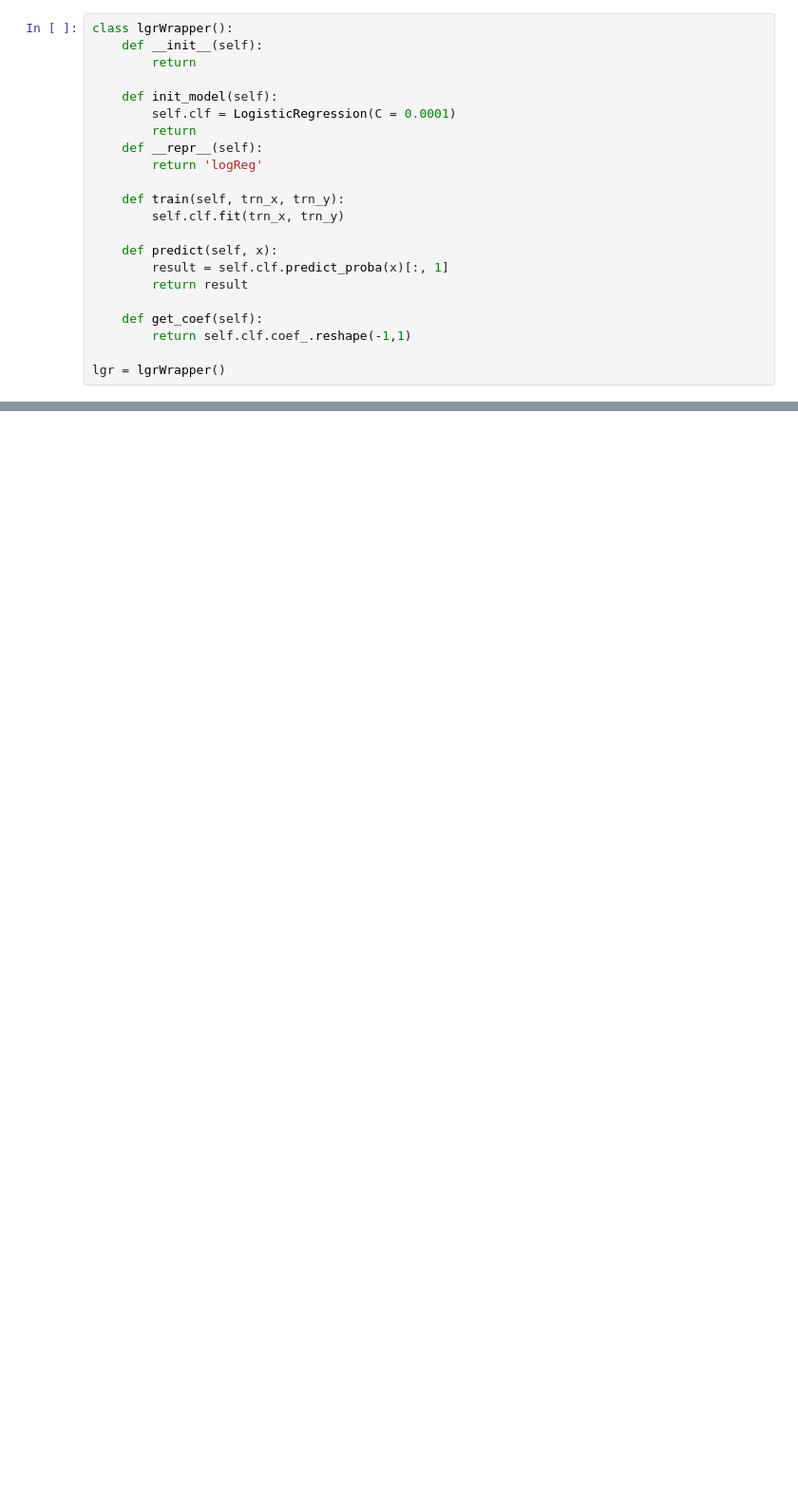
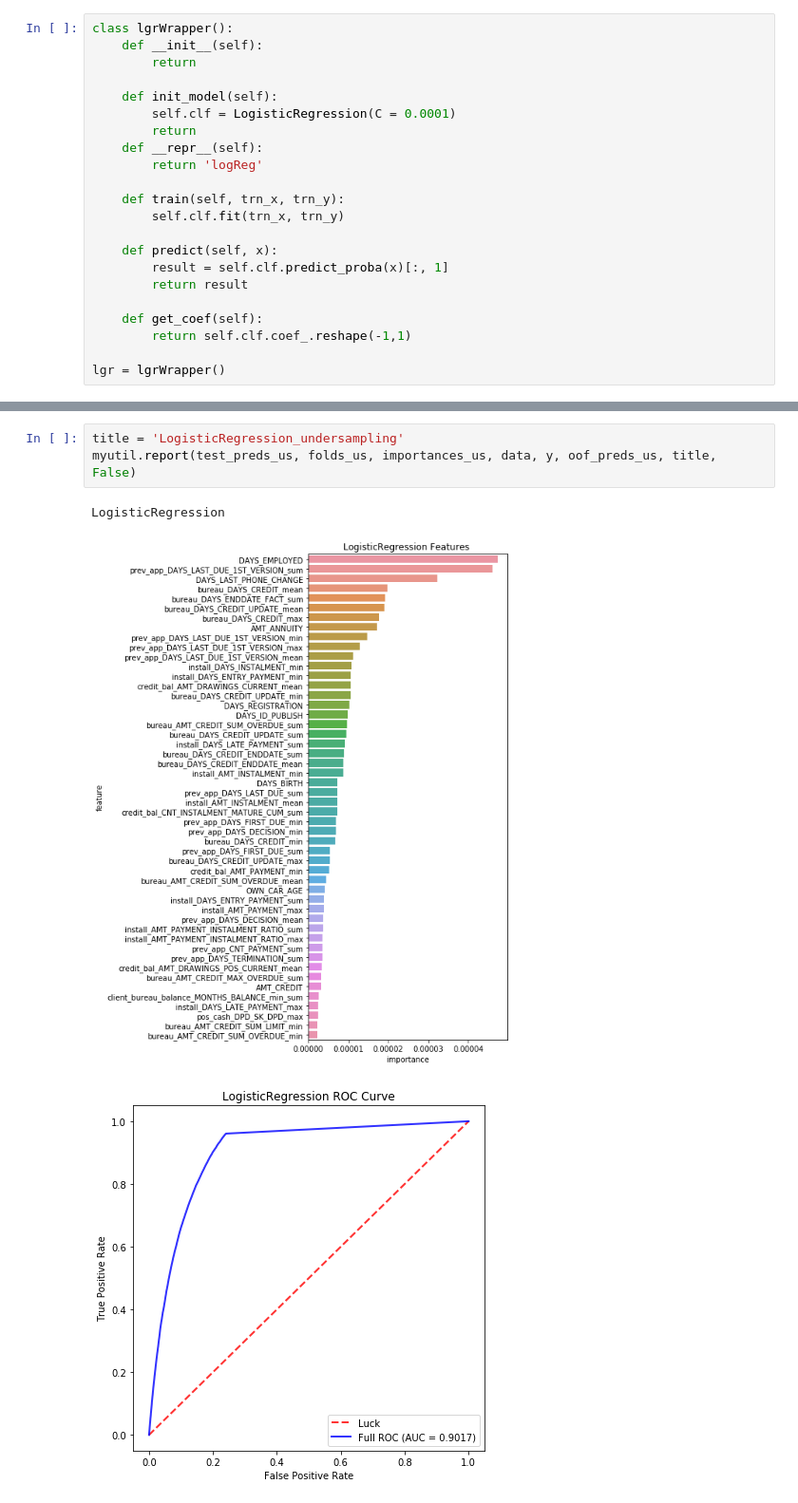
Before and after one commit to kaholau/home-credit-default-risk, a Jupyter notebook: app/code/LogisticRegression.ipynb, the cells around one changed output, grey strips where cells are left out. Shown at 95% size. Saved outputs shown, nothing was run; the diff lists cells and outputs as text; blank space fills up the shorter version.

```diff
--- a/app/code/LogisticRegression.ipynb
+++ b/app/code/LogisticRegression.ipynb
@@ -74,0 +72,7 @@ Index(['DAYS_BIRTH', 'install_DAYS_ENTRY_PAYMENT_sum',
+# %%
+title = 'LogisticRegression_undersampling'
+myutil.report(test_preds_us, folds_us, importances_us, data, y, oof_preds_us, title, False)
+# %% [output]
+LogisticRegression
+[figure, added]
+[figure, added]
```
Also changed, not shown: parts of 6 cells of this notebook, 5 other files.
